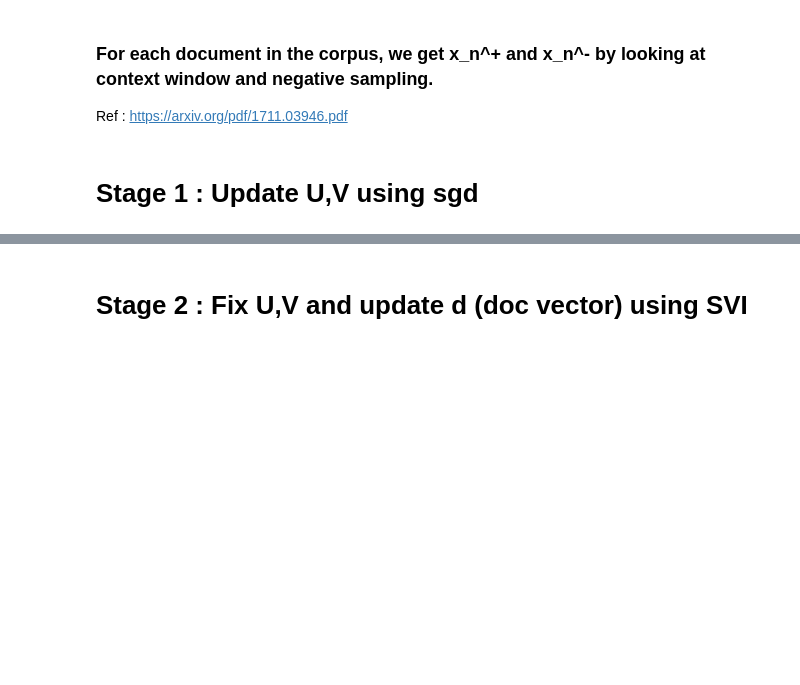
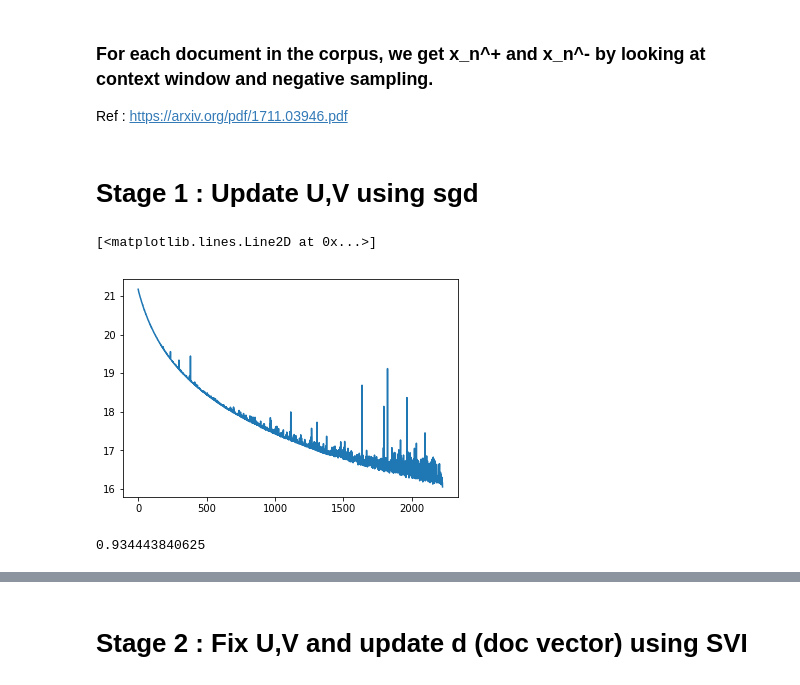
Before and after one commit to Chinmay41018/mlppGMMClustering, a Jupyter notebook: bayesian_paragraph_vector.ipynb, the cells around one changed output, grey strips where cells are left out. Drawn from its saved outputs; the diff is of its cells as text; code cells hidden in the pictures; blank space fills up the shorter version.

```diff
--- a/bayesian_paragraph_vector.ipynb
+++ b/bayesian_paragraph_vector.ipynb
@@ -13,7 +16,7 @@ from collections import Counter
 # %%
 dat = pd.read_csv('./data/cleaned_documents.csv')
 # %%
-E = 100 # size of embedding
+E = 10 # size of embedding
 sent = []
 for each in dat.text:
     sent = sent + ast.literal_eval(each)
@@ -71,0 +90,40 @@ x_plus, x_neg = get_pos_neg_sample(dat)
+# %%
+guide = AutoDiagonalNormal(model)
+optim = Adam({"lr":0.01})
+svi = SVI(model,guide,optim,loss=Trace_ELBO())
+# %%
+def train(x_plus,x_neg):
+    lamb = 0.01
+    phi = 0.01
+    annealed_rate = 0.001
+    alpha = 0.999
+    n_iter = 100
+    losses = []
+    pyro.clear_param_store()
+    for i in range(len(x_plus)):
+        X_plus = torch.tensor(x_plus[i])
+        X_neg = torch.tensor(x_neg[i])
+        d_i = Variable(torch.distributions.MultivariateNormal( torch.zeros(E), phi*torch.eye(E)).rsample(), requires_grad=True)
+        U,V = model(X_plus,X_neg, d_i)
+        for j in range(n_iter):
+            logProb = torch.sum(-torch.log(1+torch.exp(-torch.bmm(U[X_plus[:,0]].view(U[X_plus[:,0]].shape[0], 1, E) ,(V[X_plus[:,1]]+d_i).view((V[X_plus[:,1]]+d_i).shape[0],E,1)))))
+            logProb += torch.sum(-torch.log(1+torch.exp(-torch.bmm(-U[X_neg[:,0]].view(U[X_neg[:,0]].shape[0], 1, E) ,(V[X_neg[:,1]]+d_i).view((V[X_neg[:,1]]+d_i).shape[0], E, 1)))))
+            d_i.retain_grad()
+            logProb.backward(retain_graph=True)
+            tmp=d_i.grad
+            d_i = d_i+tmp
+        loss = svi.step(X_plus,X_neg, d_i)
+        losses.append(loss)
+    return losses
+losses = train(x_plus,x_neg)
+# %%
+values = loss.split("\n")
+import matplotlib.pyplot as plt
+plt.plot(np.arange(len(losses)),np.log(np.array(losses)))
+# %% [output]
+[<matplotlib.lines.Line2D at 0x...>]
+[figure, added]
+# %%
+losses[-1]/(10**7)
+# %% [output]
+0.934443840625
```
Also changed, not shown: parts of 9 cells of this notebook.
